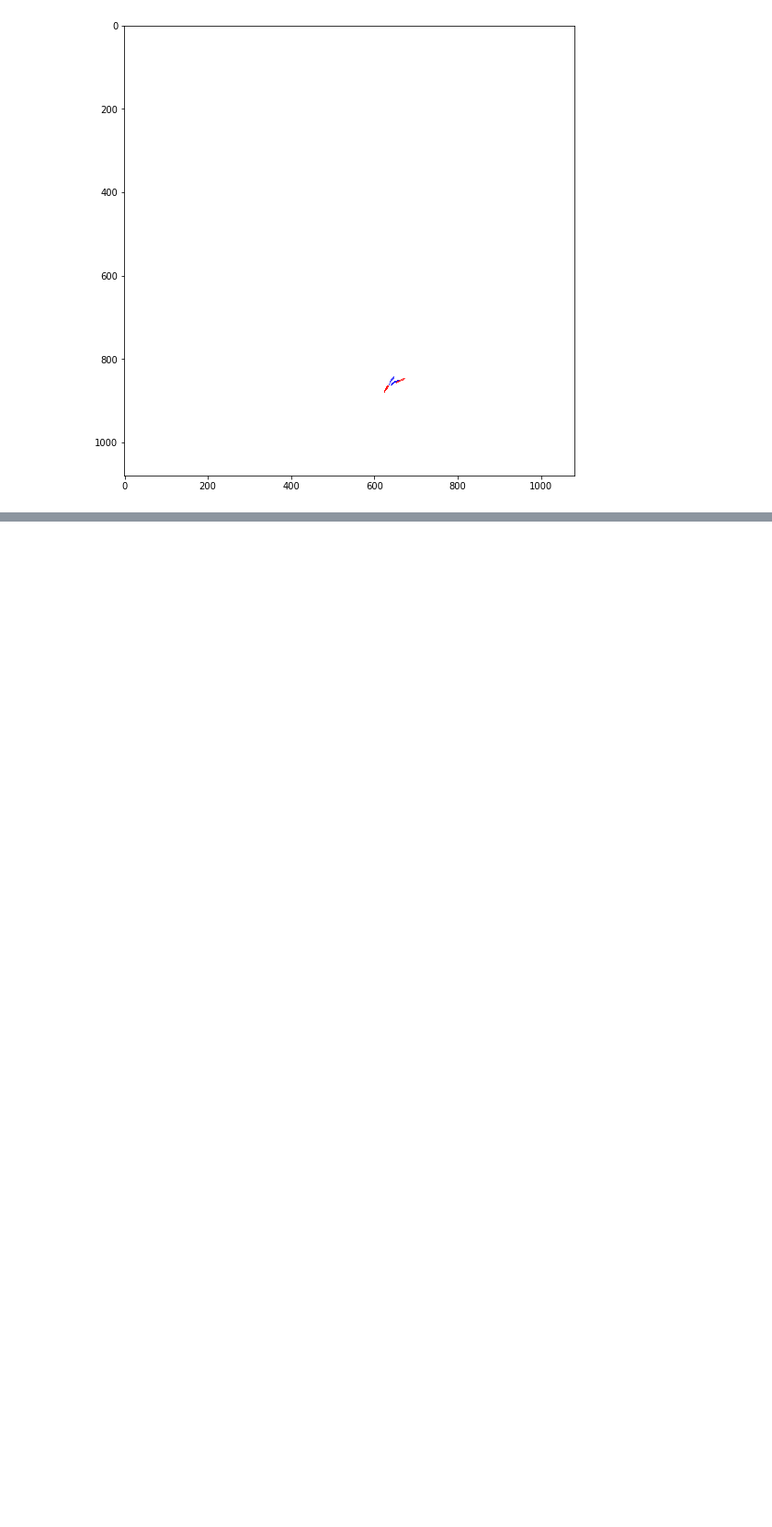
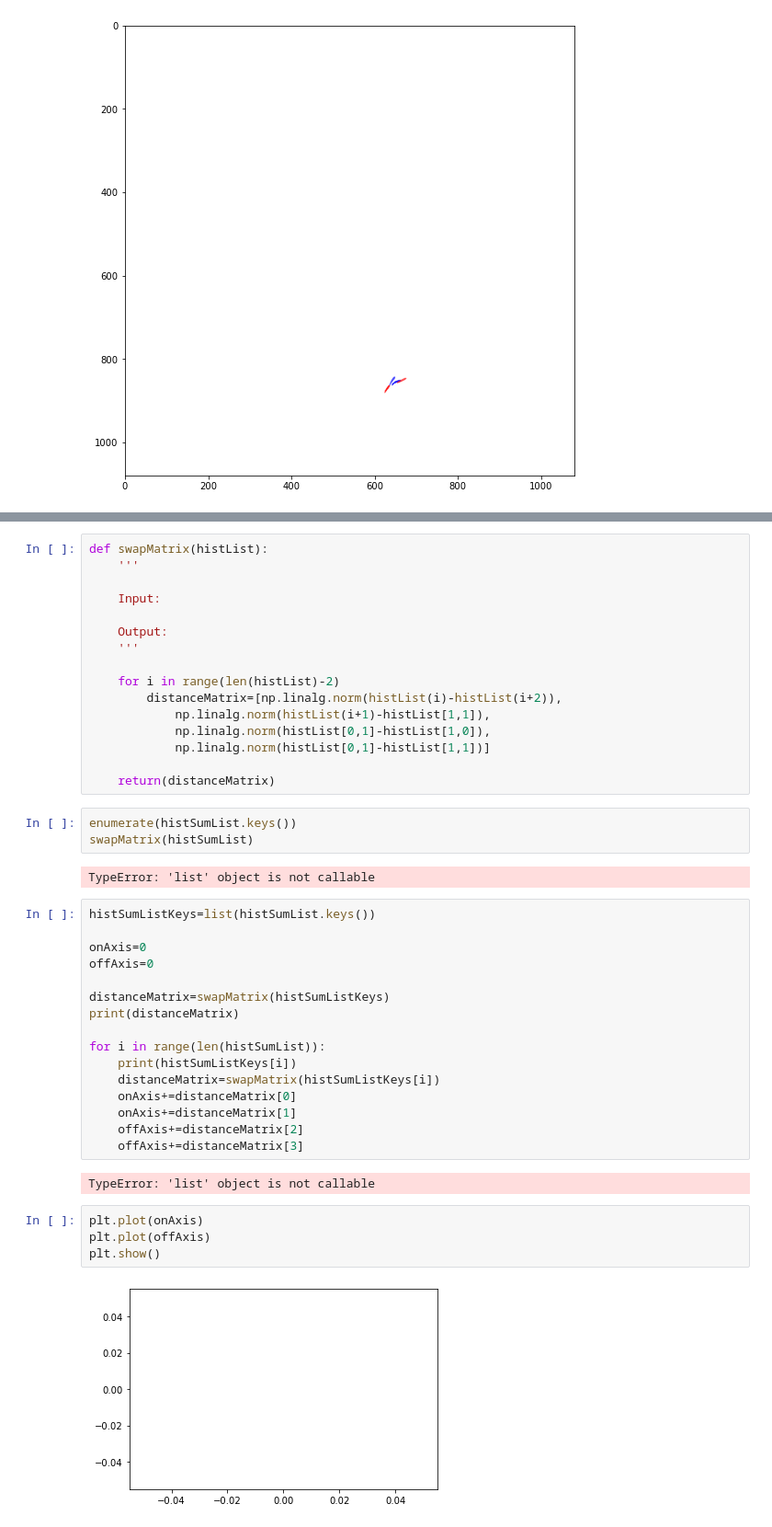
Before and after one commit to ASpraggin/FishTracking, a Jupyter notebook: fishGraphing.ipynb, the cells around one changed output, grey strips where cells are left out. Shown at 92% size. Cells and saved outputs as stored; diff of their text form; blank space fills up the shorter version.

```diff
--- a/fishGraphing.ipynb
+++ b/fishGraphing.ipynb
@@ -228,0 +250,45 @@ distMat=np.array([[H[1,0]-H[0,0],H[1,0]-H[0,1]],
+# %%
+def swapMatrix(histList):
+    '''
+
+    Input:
+
+    Output:
+    '''
+
+    for i in range(len(histList)-2)
+        distanceMatrix=[np.linalg.norm(histList(i)-histList(i+2)),
+            np.linalg.norm(histList(i+1)-histList[1,1]),
+            np.linalg.norm(histList[0,1]-histList[1,0]),
+            np.linalg.norm(histList[0,1]-histList[1,1])]
+
+    return(distanceMatrix)
+# %%
+enumerate(histSumList.keys())
+swapMatrix(histSumList)
+# %% [output]
+TypeError: 'list' object is not callable
+# %%
+histSumListKeys=list(histSumList.keys())
+
+onAxis=0
+offAxis=0
+
+distanceMatrix=swapMatrix(histSumListKeys)
+print(distanceMatrix)
+
+for i in range(len(histSumList)):
+    print(histSumListKeys[i])
+    distanceMatrix=swapMatrix(histSumListKeys[i])
+    onAxis+=distanceMatrix[0]
+    onAxis+=distanceMatrix[1]
+    offAxis+=distanceMatrix[2]
+    offAxis+=distanceMatrix[3]
+# %% [output]
+TypeError: 'list' object is not callable
+# %%
+plt.plot(onAxis)
+plt.plot(offAxis)
+plt.show()
+# %% [output]
+[figure, added]
```
Also changed, not shown: parts of 6 cells of this notebook, 1 other file.
